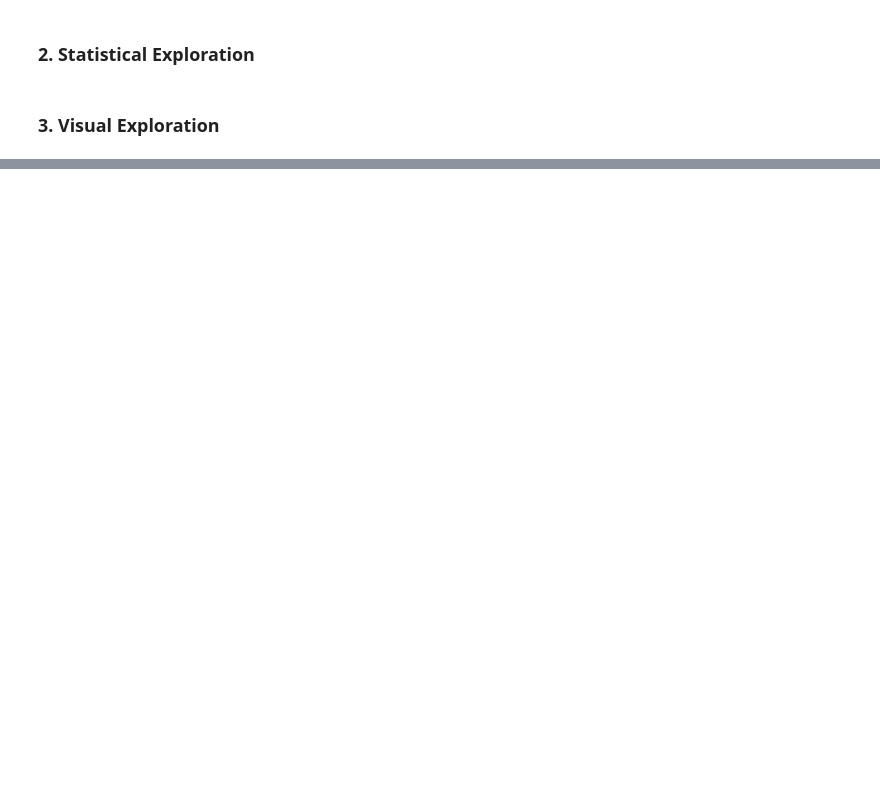
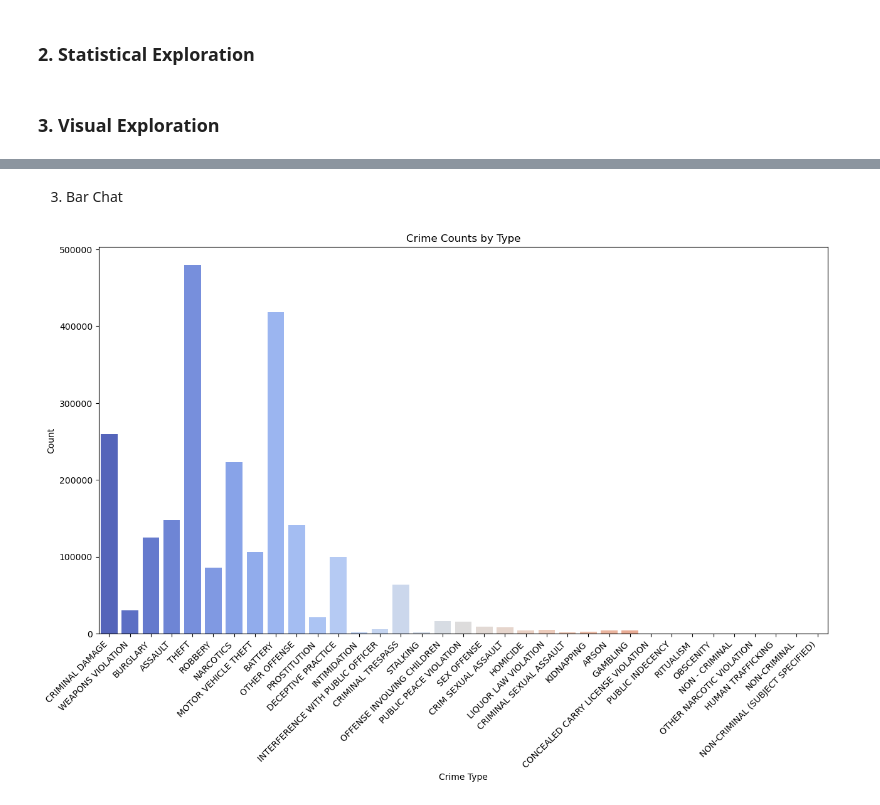
Before and after one commit to OGerison/circle-13-project, a Jupyter notebook: circle13chicagoeda.ipynb, the cells around one changed output, grey strips where cells are left out. Drawn from its saved outputs; the diff is of its cells as text; code cells hidden in the pictures; blank space fills up the shorter version.

```diff
--- a/circle13chicagoeda.ipynb
+++ b/circle13chicagoeda.ipynb
@@ -180,0 +188,15 @@ df_copy.to_csv("dfchicago_clean.csv")
+# %% [markdown]
+3. Bar Chat
+# %%
+# Bar chart to show the total number of crimes for each specific type (e.g., theft, assault, burglary).
+
+
+plt.figure(figsize=(15, 8))
+sns.countplot(x='Primary Type', data=df_copy, palette='coolwarm')
+plt.title("Crime Counts by Type")
+plt.xlabel("Crime Type")
+plt.ylabel("Count")
+plt.xticks(rotation=45, ha='right')
+plt.show()
+# %% [output]
+[figure, added]
```
Also changed, not shown: parts of 25 cells of this notebook.
